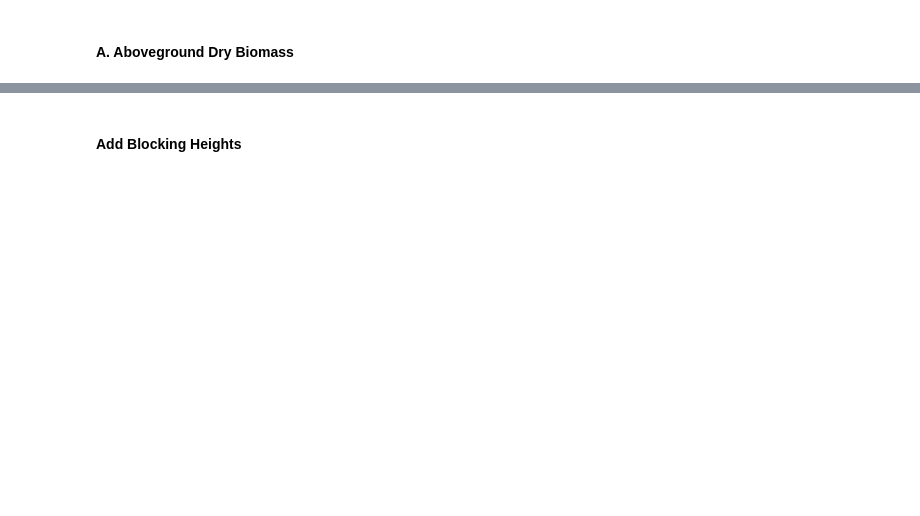
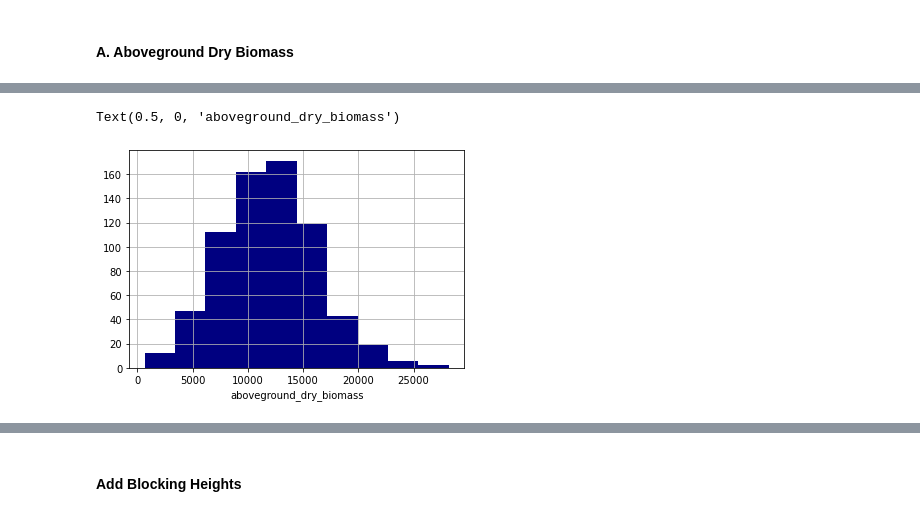
Before and after one commit to genophenoenvo/terraref-datasets, a Jupyter notebook: notebooks/mac_season_6_data_cleaning.ipynb, the cells around one changed output, grey strips where cells are left out. Saved outputs shown, nothing was run; the diff lists cells and outputs as text; code cells hidden in the pictures; blank space fills up the shorter version.

```diff
--- a/notebooks/mac_season_6_data_cleaning.ipynb
+++ b/notebooks/mac_season_6_data_cleaning.ipynb
@@ -133,2 +117,5 @@ print(adb_0.shape)
 # %%
-plot_hist(adb_0, 'mean', 'trait')
+# plot_hist(adb_0, 'mean', 'trait')
+# %% [output]
+Text(0.5, 0, 'aboveground_dry_biomass')
+[figure, added]
```
Also changed, not shown: parts of 55 cells of this notebook.
